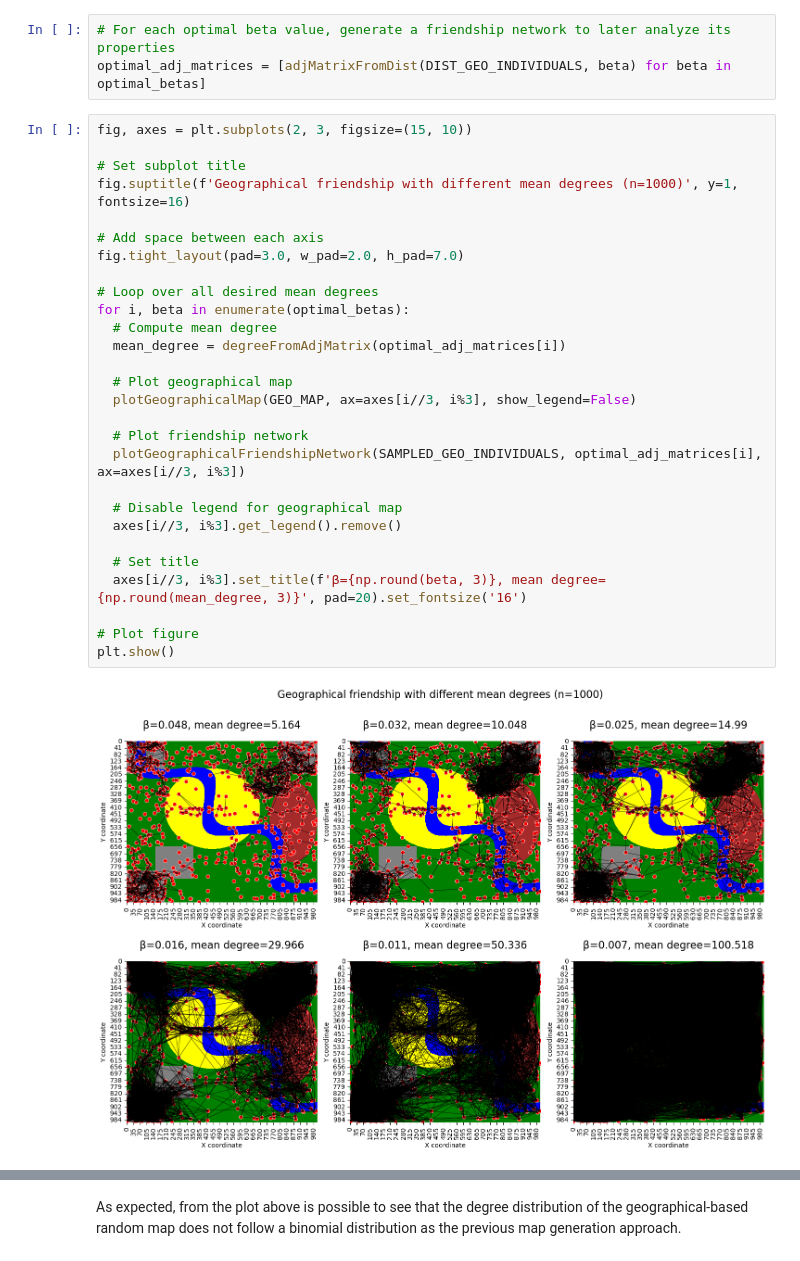
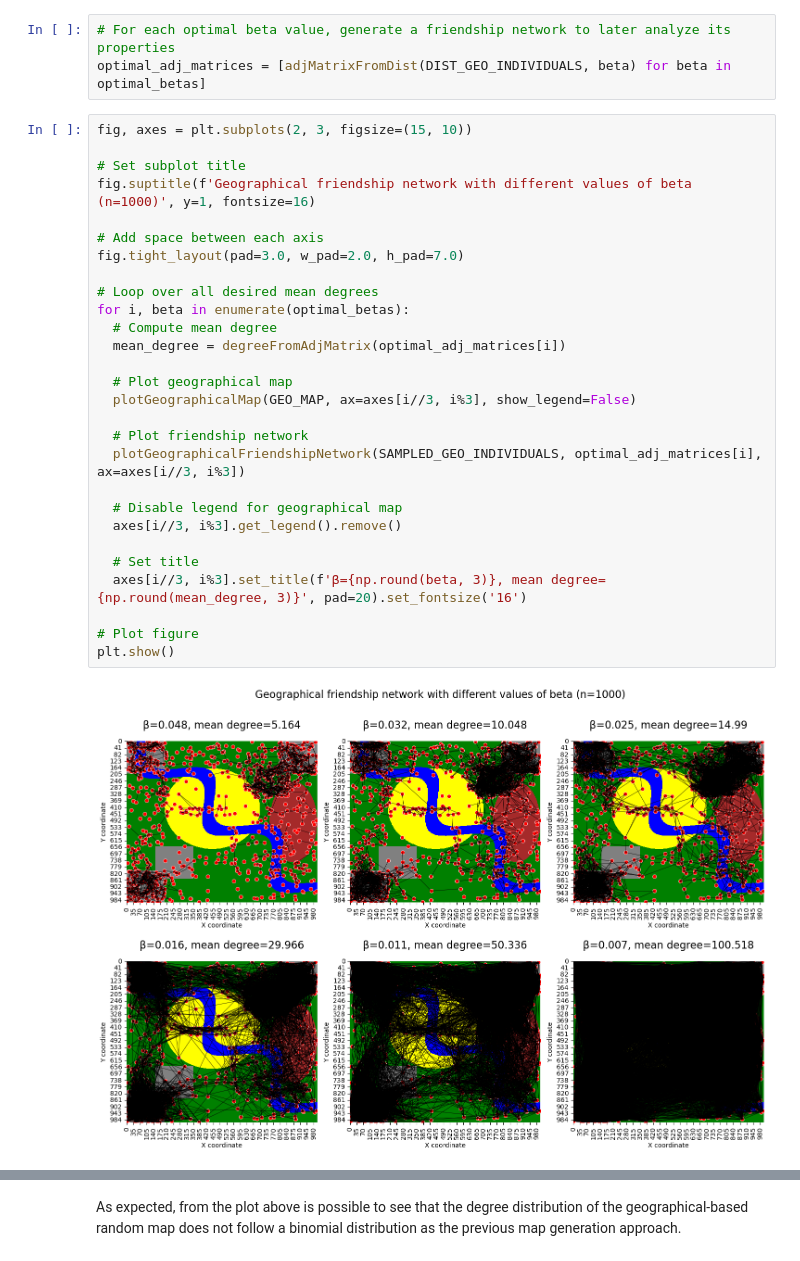
Before and after one commit to lucadibello/geographical-friendship-network, a Jupyter notebook: geographical-friendship-network.ipynb, the cells around one changed output, grey strips where cells are left out. Saved outputs shown, nothing was run; the diff lists cells and outputs as text.

```diff
--- a/geographical-friendship-network.ipynb
+++ b/geographical-friendship-network.ipynb
@@ -1491,33 +1491,33 @@ optimal_adj_matrices = [adjMatrixFromDist(DIST_GEO_INDIVIDUALS, beta) for beta i
 # %%
 fig, axes = plt.subplots(2, 3, figsize=(15, 10))
 
 # Set subplot title
-fig.suptitle(f'Geographical friendship with different mean degrees (n=1000)', y=1, fontsize=16)
+fig.suptitle(f'Geographical friendship network with different values of beta (n=1000)', y=1, fontsize=16)
 
 # Add space between each axis
 fig.tight_layout(pad=3.0, w_pad=2.0, h_pad=7.0)
 
 # Loop over all desired mean degrees
 for i, beta in enumerate(optimal_betas):
   # Compute mean degree
   mean_degree = degreeFromAdjMatrix(optimal_adj_matrices[i])
 
   # Plot geographical map
   plotGeographicalMap(GEO_MAP, ax=axes[i//3, i%3], show_legend=False)
 
   # Plot friendship network
   plotGeographicalFriendshipNetwork(SAMPLED_GEO_INDIVIDUALS, optimal_adj_matrices[i], ax=axes[i//3, i%3])
 
   # Disable legend for geographical map
   axes[i//3, i%3].get_legend().remove()
 
   # Set title
   axes[i//3, i%3].set_title(f'β={np.round(beta, 3)}, mean degree={np.round(mean_degree, 3)}', pad=20).set_fontsize('16')
 
 # Plot figure
 plt.show()
 # %% [output]
-[figure, old version]
+[figure, new version]
 # %%
 fig, axes = plt.subplots(2, 3, figsize=(15, 10))
 
```
Also changed, not shown: parts of 1 cell of this notebook.
